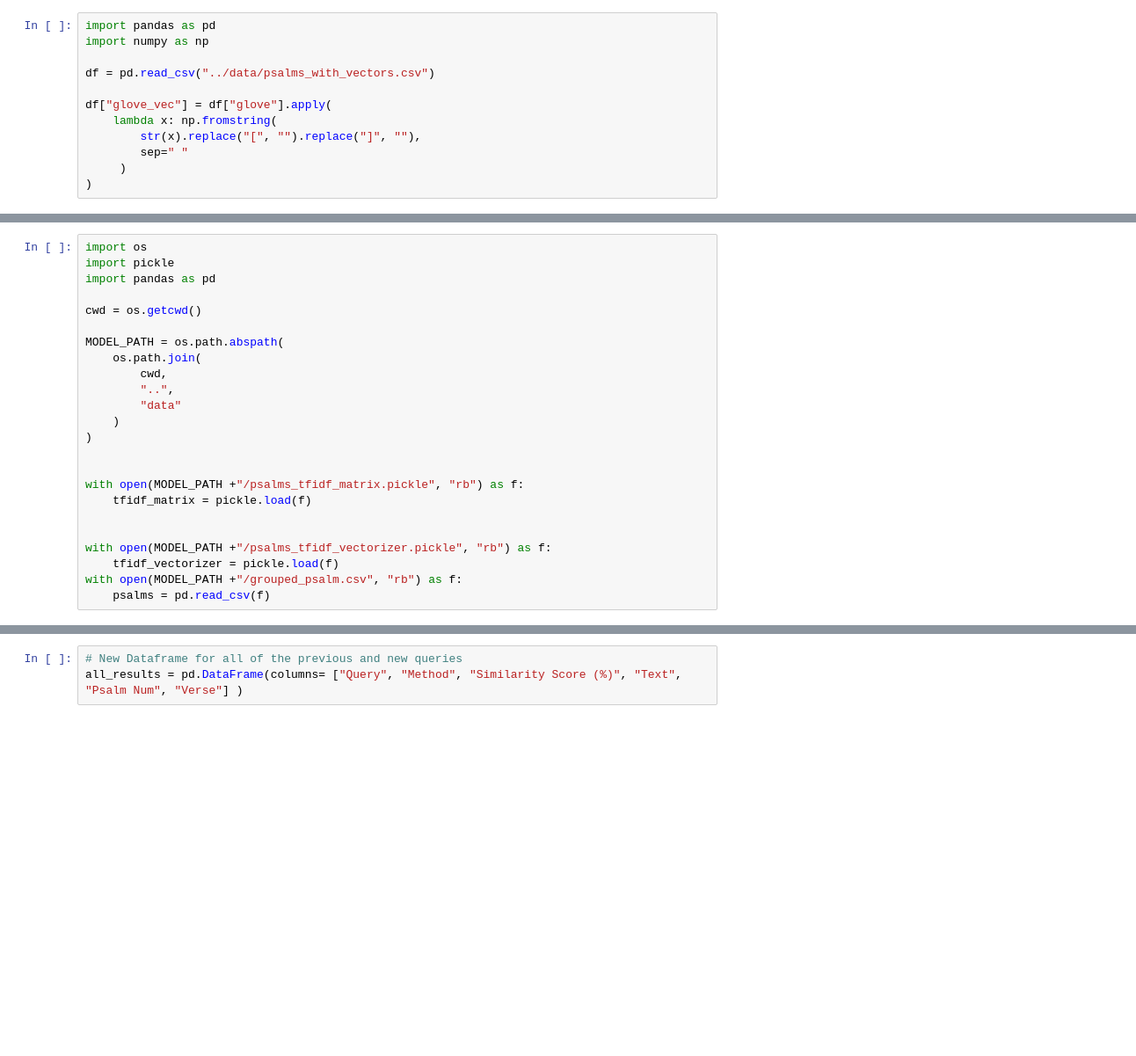
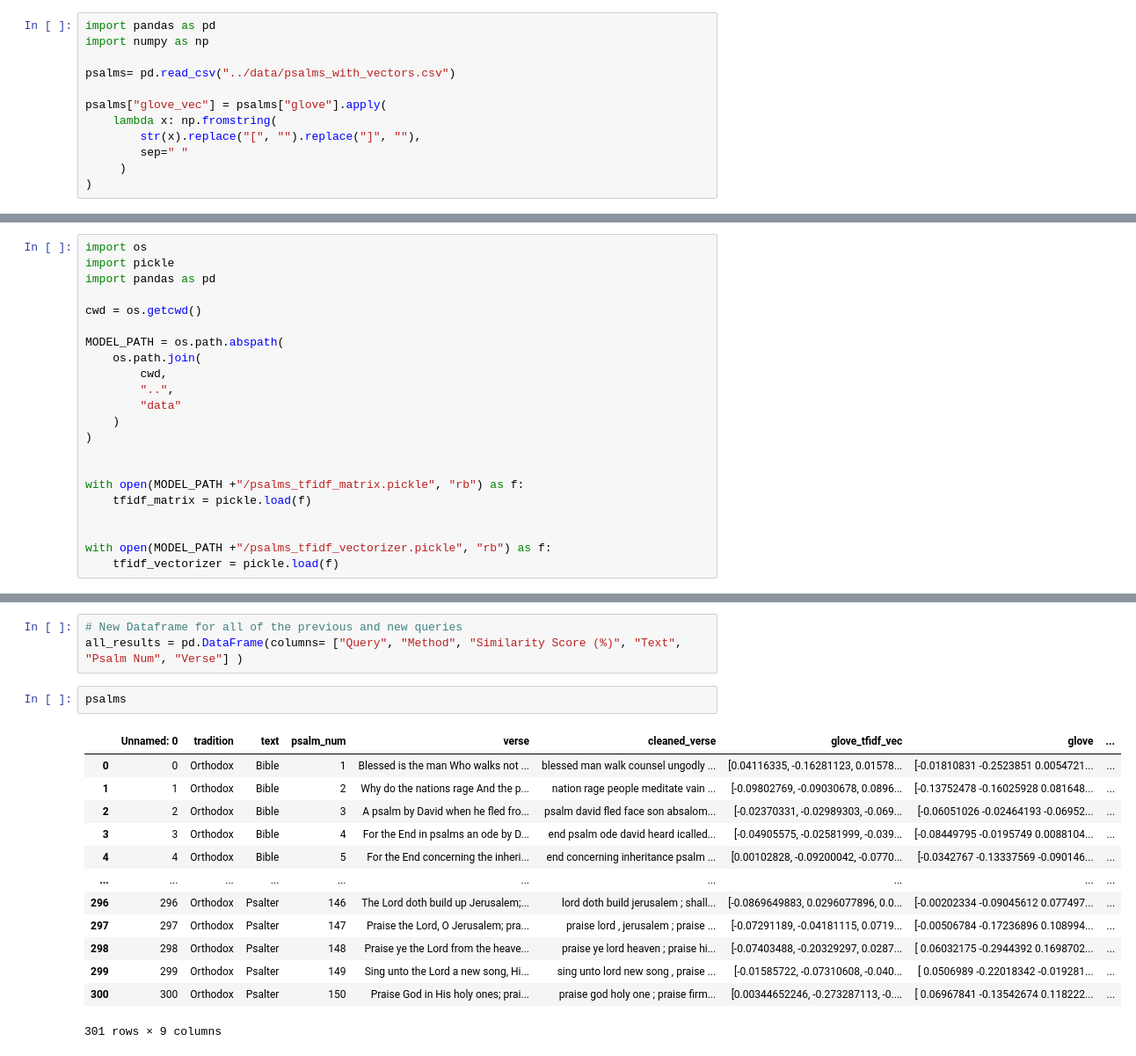
Before and after one commit to cwc09262/psalms-nlp-research, a Jupyter notebook: query_compare/querycompare.ipynb, the cells around one changed output, grey strips where cells are left out. Shown at 88% size. Saved outputs shown, nothing was run; the diff lists cells and outputs as text; blank space fills up the shorter version.

```diff
--- a/query_compare/querycompare.ipynb
+++ b/query_compare/querycompare.ipynb
@@ -57,9 +57,9 @@ psalms = pd.read_csv("../data/psalms_with_vectors.csv")
 import pandas as pd
 import numpy as np
 
-df = pd.read_csv("../data/psalms_with_vectors.csv")
+psalms= pd.read_csv("../data/psalms_with_vectors.csv")
 
-df["glove_vec"] = df["glove"].apply(
+psalms["glove_vec"] = psalms["glove"].apply(
     lambda x: np.fromstring(
         str(x).replace("[", "").replace("]", ""),
         sep=" "
@@ -1041,5 +1087,3 @@ with open(MODEL_PATH +"/psalms_tfidf_matrix.pickle", "rb") as f:
 
 with open(MODEL_PATH +"/psalms_tfidf_vectorizer.pickle", "rb") as f:
     tfidf_vectorizer = pickle.load(f)
-with open(MODEL_PATH +"/grouped_psalm.csv", "rb") as f:
-    psalms = pd.read_csv(f)
@@ -1138,6 +1206,22 @@ def query_all(q, df):
 # %%
 # New Dataframe for all of the previous and new queries
 all_results = pd.DataFrame(columns= ["Query", "Method", "Similarity Score (%)", "Text", "Psalm Num", "Verse"] )
+# %%
+psalms
+# %% [output]
+|  | Unnamed: 0 | tradition | text | psalm_num | verse | cleaned_verse | glove_tfidf_vec | glove | ... |
+| 0 | 0 | Orthodox | Bible | 1 | Blessed is the man Who walks not ... | blessed man walk counsel ungodly ... | [0.04116335, -0.16281123, 0.01578... | [-0.01810831 -0.2523851 0.0054721... | ... |
+| 1 | 1 | Orthodox | Bible | 2 | Why do the nations rage And the p... | nation rage people meditate vain ... | [-0.09802769, -0.09030678, 0.0896... | [-0.13752478 -0.16025928 0.081648... | ... |
+| 2 | 2 | Orthodox | Bible | 3 | A psalm by David when he fled fro... | psalm david fled face son absalom... | [-0.02370331, -0.02989303, -0.069... | [-0.06051026 -0.02464193 -0.06952... | ... |
+| 3 | 3 | Orthodox | Bible | 4 | For the End in psalms an ode by D... | end psalm ode david heard icalled... | [-0.04905575, -0.02581999, -0.039... | [-0.08449795 -0.0195749 0.0088104... | ... |
+| 4 | 4 | Orthodox | Bible | 5 | For the End concerning the inheri... | end concerning inheritance psalm ... | [0.00102828, -0.09200042, -0.0770... | [-0.0342767 -0.13337569 -0.090146... | ... |
+| ... | ... | ... | ... | ... | ... | ... | ... | ... | ... |
+| 296 | 296 | Orthodox | Psalter | 146 | The Lord doth build up Jerusalem;... | lord doth build jerusalem ; shall... | [-0.0869649883, 0.0296077896, 0.0... | [-0.00202334 -0.09045612 0.077497... | ... |
+| 297 | 297 | Orthodox | Psalter | 147 | Praise the Lord, O Jerusalem; pra... | praise lord , jerusalem ; praise ... | [-0.07291189, -0.04181115, 0.0719... | [-0.00506784 -0.17236896 0.108994... | ... |
+| 298 | 298 | Orthodox | Psalter | 148 | Praise ye the Lord from the heave... | praise ye lord heaven ; praise hi... | [-0.07403488, -0.20329297, 0.0287... | [ 0.06032175 -0.2944392 0.1698702... | ... |
+| 299 | 299 | Orthodox | Psalter | 149 | Sing unto the Lord a new song, Hi... | sing unto lord new song , praise ... | [-0.01585722, -0.07310608, -0.040... | [ 0.0506989 -0.22018342 -0.019281... | ... |
+| 300 | 300 | Orthodox | Psalter | 150 | Praise God in His holy ones; prai... | praise god holy one ; praise firm... | [0.00344652246, -0.273287113, -0.... | [ 0.06967841 -0.13542674 0.118222... | ... |
+301 rows × 9 columns
 # %%
 for q in range(len(queries)):
     query_all(queries["Query"].iloc[q], all_results)
```
Also changed, not shown: parts of 53 cells of this notebook, 12 other files.
